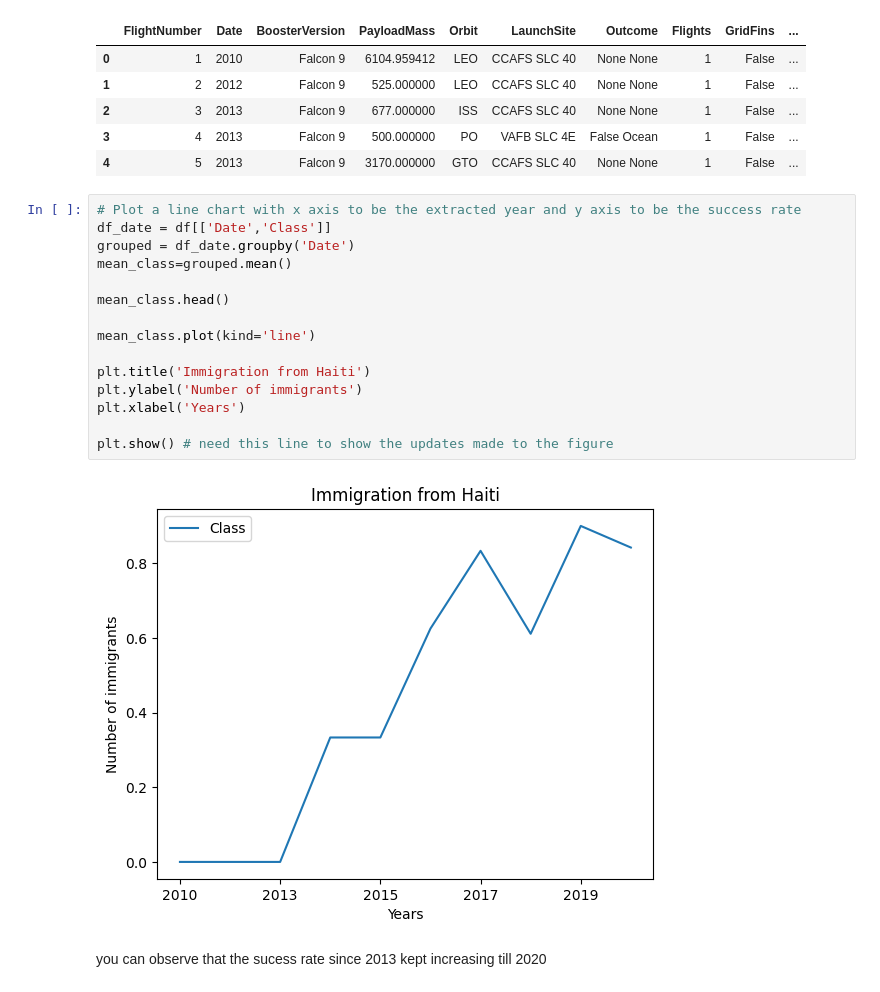
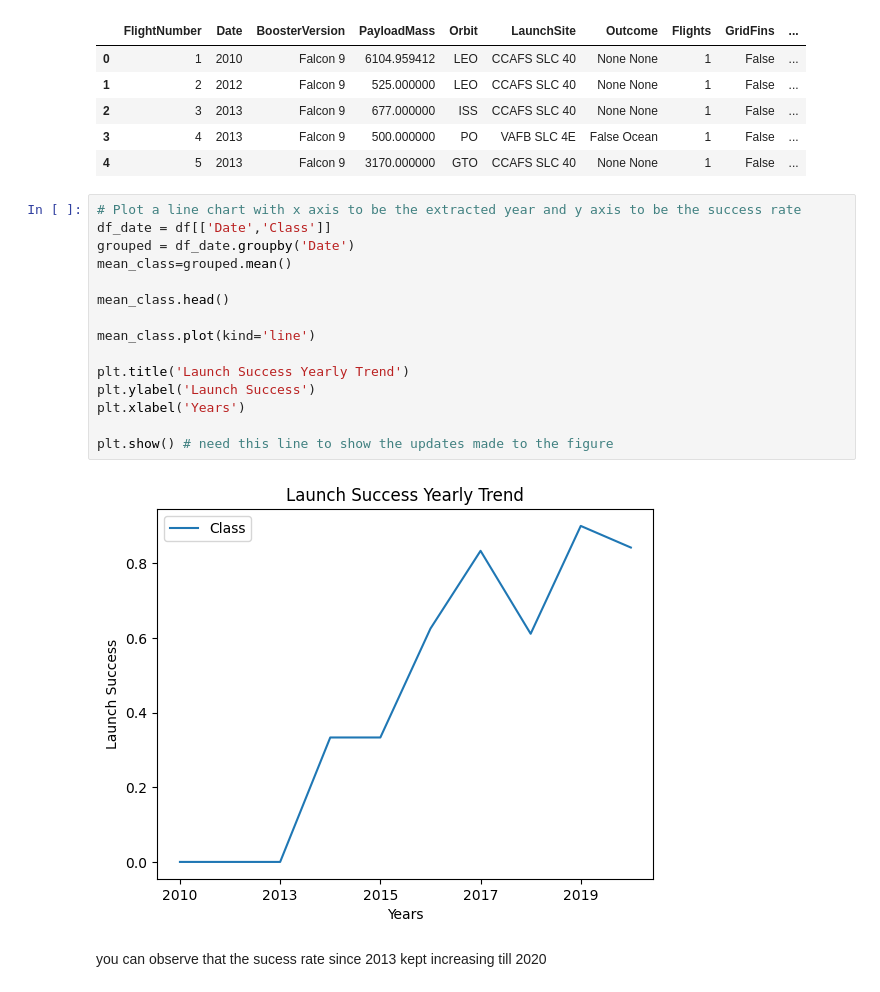
Before and after one commit to riteshv-poddar/IDSC-Capstone, a Jupyter notebook: jupyter-labs-eda-dataviz.ipynb.jupyterlite.ipynb, the cells around one changed output. Drawn from its saved outputs; the diff is of its cells as text.

```diff
--- a/jupyter-labs-eda-dataviz.ipynb.jupyterlite.ipynb
+++ b/jupyter-labs-eda-dataviz.ipynb.jupyterlite.ipynb
@@ -193,20 +193,20 @@ df.head()
 # %%
 # Plot a line chart with x axis to be the extracted year and y axis to be the success rate
 df_date = df[['Date','Class']]
 grouped = df_date.groupby('Date')
 mean_class=grouped.mean()
 
 mean_class.head()
 
 mean_class.plot(kind='line')
 
-plt.title('Immigration from Haiti')
-plt.ylabel('Number of immigrants')
+plt.title('Launch Success Yearly Trend')
+plt.ylabel('Launch Success')
 plt.xlabel('Years')
 
 plt.show() # need this line to show the updates made to the figure
 # %% [output]
-[figure, old version]
+[figure, new version]
 # %% [markdown]
 you can observe that the sucess rate since 2013 kept increasing till 2020
 # %%
```
Also changed, not shown: parts of 4 cells of this notebook, 1 other file.
